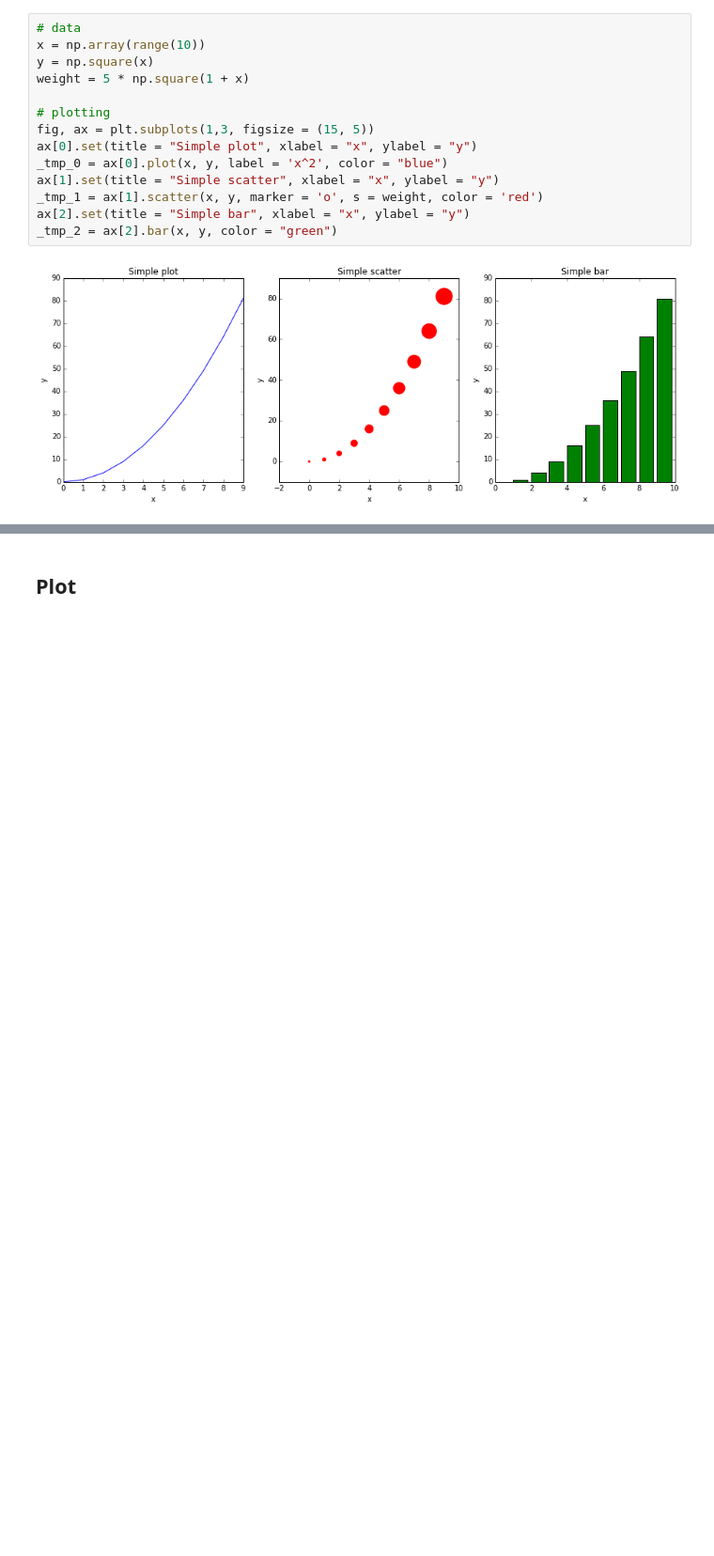
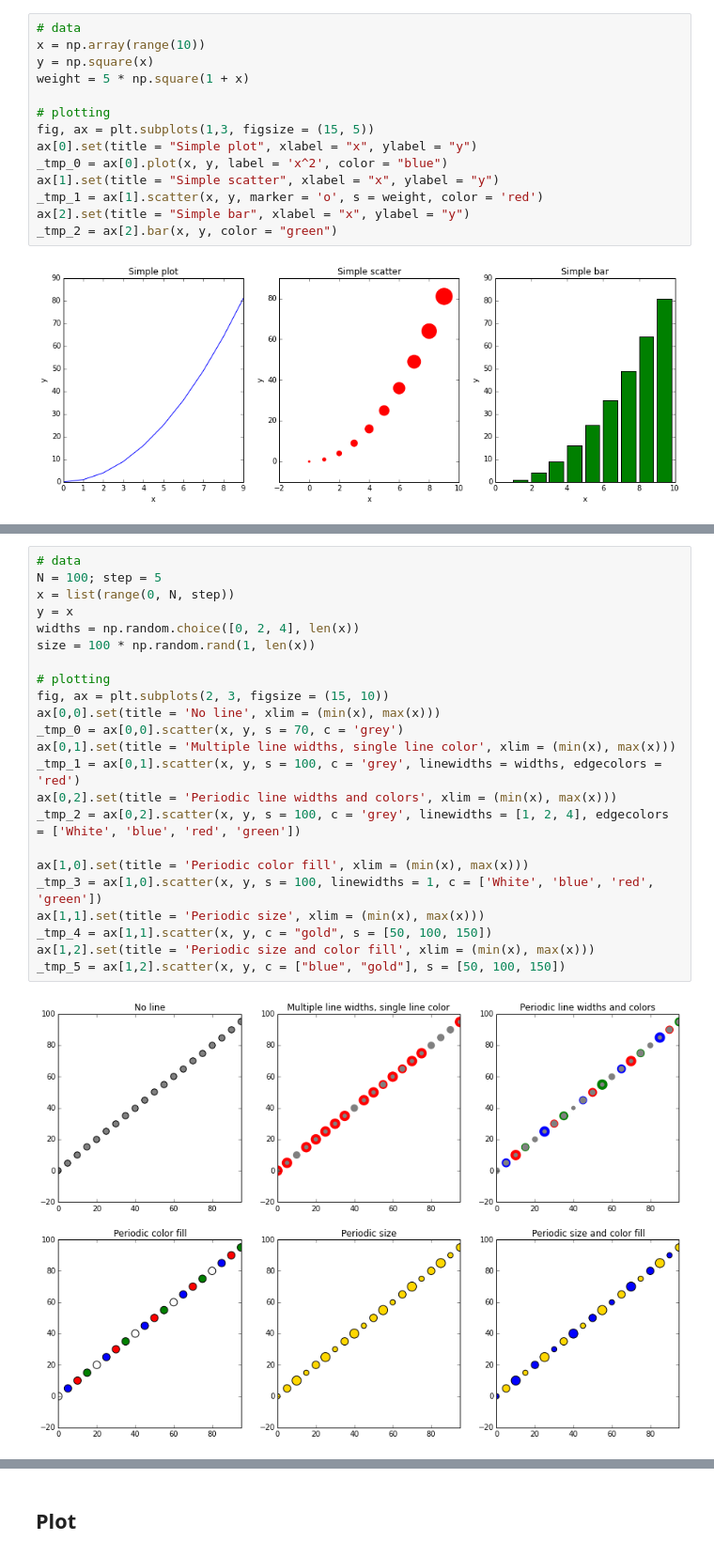
Before and after one commit to mmathioudakis/matplotlib_plot_examples, a Jupyter notebook: little_matplotlib_cookbook.ipynb, the cells around one changed output, grey strips where cells are left out. Shown: that part at 94% size. Cells and saved outputs as stored; diff of their text form; blank space fills up the shorter version.

Commit message:
added examples with colors

```diff
--- a/little_matplotlib_cookbook.ipynb
+++ b/little_matplotlib_cookbook.ipynb
@@ -40,0 +90,25 @@ _tmp_2 = ax[2].bar(x, y, color = "green")
+# %%
+# data
+N = 100; step = 5
+x = list(range(0, N, step))
+y = x
+widths = np.random.choice([0, 2, 4], len(x))
+size = 100 * np.random.rand(1, len(x))
+
+# plotting
+fig, ax = plt.subplots(2, 3, figsize = (15, 10))
+ax[0,0].set(title = 'No line', xlim = (min(x), max(x)))
+_tmp_0 = ax[0,0].scatter(x, y, s = 70, c = 'grey')
+ax[0,1].set(title = 'Multiple line widths, single line color', xlim = (min(x), max(x)))
+_tmp_1 = ax[0,1].scatter(x, y, s = 100, c = 'grey', linewidths = widths, edgecolors = 'red')
+ax[0,2].set(title = 'Periodic line widths and colors', xlim = (min(x), max(x)))
+_tmp_2 = ax[0,2].scatter(x, y, s = 100, c = 'grey', linewidths = [1, 2, 4], edgecolors = ['White', 'blue', 'red', 'green'])
+
+ax[1,0].set(title = 'Periodic color fill', xlim = (min(x), max(x)))
+_tmp_3 = ax[1,0].scatter(x, y, s = 100, linewidths = 1, c = ['White', 'blue', 'red', 'green'])
+ax[1,1].set(title = 'Periodic size', xlim = (min(x), max(x)))
+_tmp_4 = ax[1,1].scatter(x, y, c = "gold", s = [50, 100, 150])
+ax[1,2].set(title = 'Periodic size and color fill', xlim = (min(x), max(x)))
+_tmp_5 = ax[1,2].scatter(x, y, c = ["blue", "gold"], s = [50, 100, 150])
+# %% [output]
+[figure, added]
```
Also changed, not shown: parts of 15 cells of this notebook.
